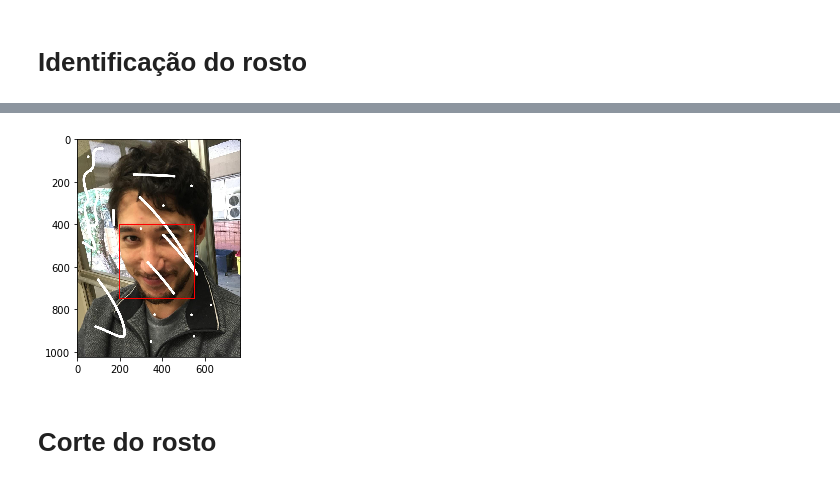
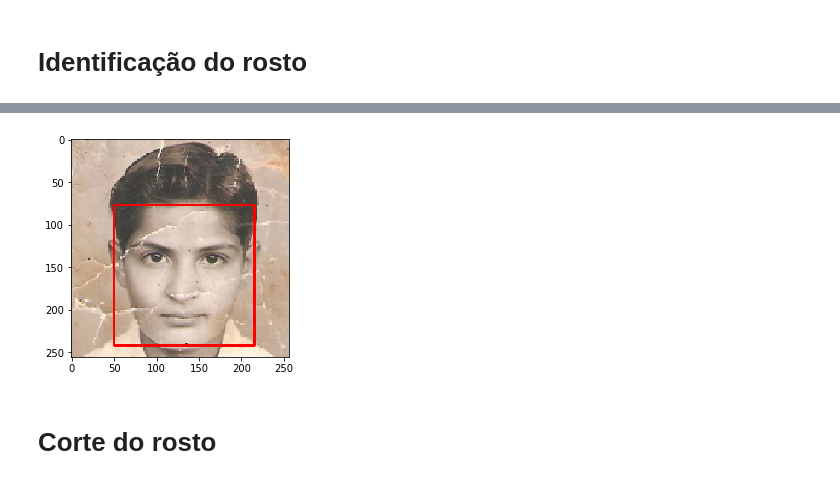
Before and after one commit to izabel-ferrari/projeto-formatura-poli, a Jupyter notebook: Inpaint.ipynb, the cells around one changed output, grey strips where cells are left out. Saved outputs shown, nothing was run; the diff lists cells and outputs as text; code cells hidden in the pictures.

Commit message:
add haarcascades and isolate mask method

```diff
--- a/Inpaint.ipynb
+++ b/Inpaint.ipynb
@@ -16,6 +19,6 @@ import time
 # %%
 # Nome da imagem a ser carregada (sem extensao)
-IMG_NAME = 'img_5'
+IMG_NAME = 'img_1'
 
 # Extensao JPG (não alterar)
 IMG_EXTENSION = '.jpg'
@@ -34,7 +37,6 @@ if not os.path.exists(INTERM_DIR_PATH):
 if not os.path.exists(INPAINT_DIR_PATH):
     os.mkdir(INPAINT_DIR_PATH)
 
-CASCADE_DIR_PATH = '../env-tcc/lib/python3.6/site-packages/cv2/data/'
 CHECKPOINT_DIR_PATH = './model_logs/release_celeba_256/'
 
 IMG_FILEPATH = IMG_DIR_PATH + IMG_NAME + IMG_EXTENSION
@@ -118,13 +82,11 @@ Wall time: 96.2 ms
 
 image_copy = np.copy(image)
 
-face_cascade = cv2.CascadeClassifier(CASCADE_DIR_PATH + 'haarcascade_frontalface_default.xml')
-eye_cascade = cv2.CascadeClassifier(CASCADE_DIR_PATH + 'haarcascade_eye.xml')
+face_cascade = cv2.CascadeClassifier('haarcascades/haarcascade_frontalface_default.xml')
+eye_cascade = cv2.CascadeClassifier('haarcascades/haarcascade_eye.xml')
 
 image_gray = cv2.cvtColor(image, cv2.COLOR_BGR2GRAY)
 image_faces = face_cascade.detectMultiScale(image_gray, 1.3, 5)
-
-image_faces = [(200, 400, 350, 350)]
 
 for (x,y,w,h) in image_faces:
     cv2.rectangle(image_copy, (x,y), (x+w,y+h), (255,0,0), 2)
@@ -138,4 +100,4 @@ Wall time: 206 ms
-[figure, old version]
+[figure, new version]
 # %% [markdown]
 <h1>Corte do rosto</h1>
 # %%
```
Also changed, not shown: parts of 13 cells of this notebook, 5 other files.
